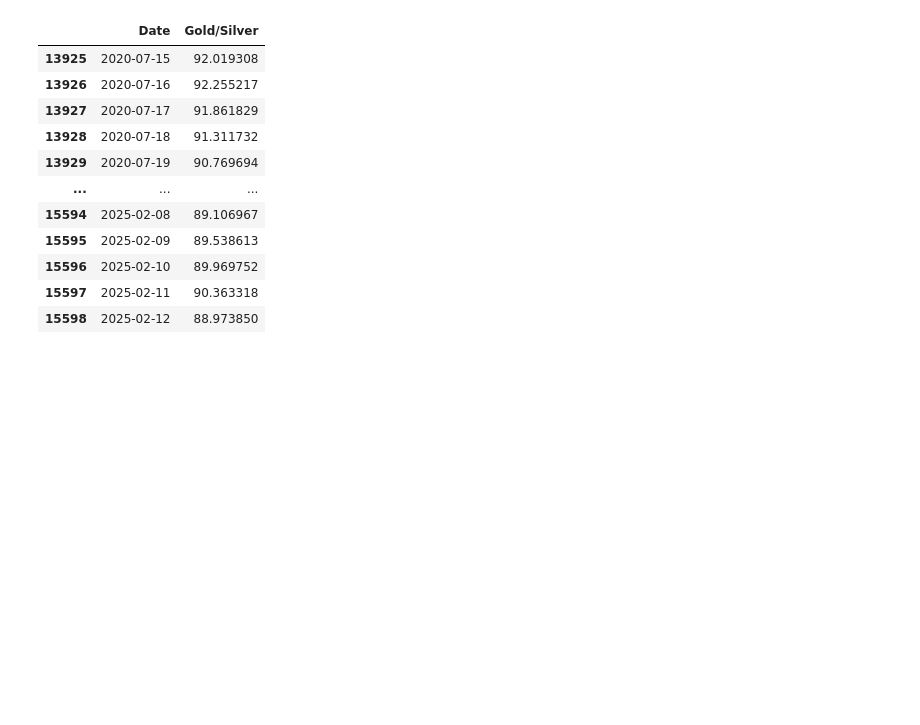
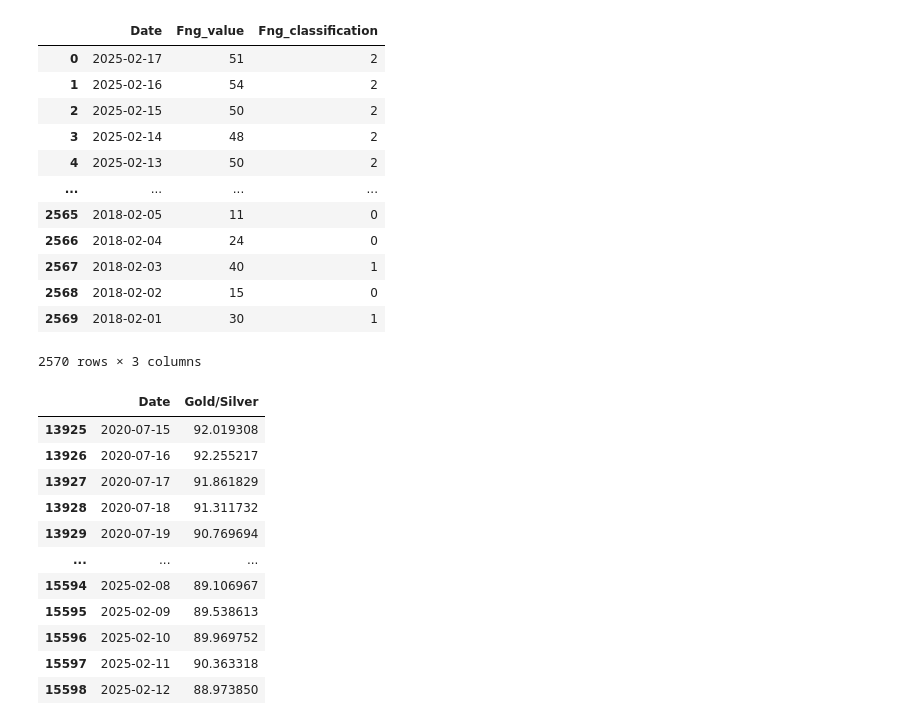
Before and after one commit to AlexanderJarvheden/PortfolioManagement-ML, a Jupyter notebook: Financial_data.ipynb, the cells around one changed output. Drawn from its saved outputs; the diff is of its cells as text; code cells hidden in the pictures; blank space fills up the shorter version.

```diff
--- a/Financial_data.ipynb
+++ b/Financial_data.ipynb
@@ -55,3 +49,23 @@ cryptoFGI
+# %%
+cryptoFGI = pd.read_csv('datasets/CryptoFEI.csv')
+
+cryptoFGI['Fng_classification'] = cryptoFGI['Fng_classification'].str.lower().map(rating_map)
+cryptoFGI['Date'] = pd.to_datetime(cryptoFGI['Date'], format='%d-%m-%Y').dt.strftime('%Y-%m-%d')
+cryptoFGI
+# %% [output]
+|  | Date | Fng_value | Fng_classification |
+| 0 | 2025-02-17 | 51 | 2 |
+| 1 | 2025-02-16 | 54 | 2 |
+| 2 | 2025-02-15 | 50 | 2 |
+| 3 | 2025-02-14 | 48 | 2 |
+| 4 | 2025-02-13 | 50 | 2 |
+| ... | ... | ... | ... |
+| 2565 | 2018-02-05 | 11 | 0 |
+| 2566 | 2018-02-04 | 24 | 0 |
+| 2567 | 2018-02-03 | 40 | 1 |
+| 2568 | 2018-02-02 | 15 | 0 |
+| 2569 | 2018-02-01 | 30 | 1 |
+2570 rows × 3 columns
 # %%
 gldSilverFGI = pd.read_csv('datasets/Gold-Silver-Ratio-since-1693.csv', delimiter=';')
 gldSilverFGI['Date'] = pd.to_datetime(gldSilverFGI['DateTime'])
```
Also changed, not shown: parts of 7 cells of this notebook.
